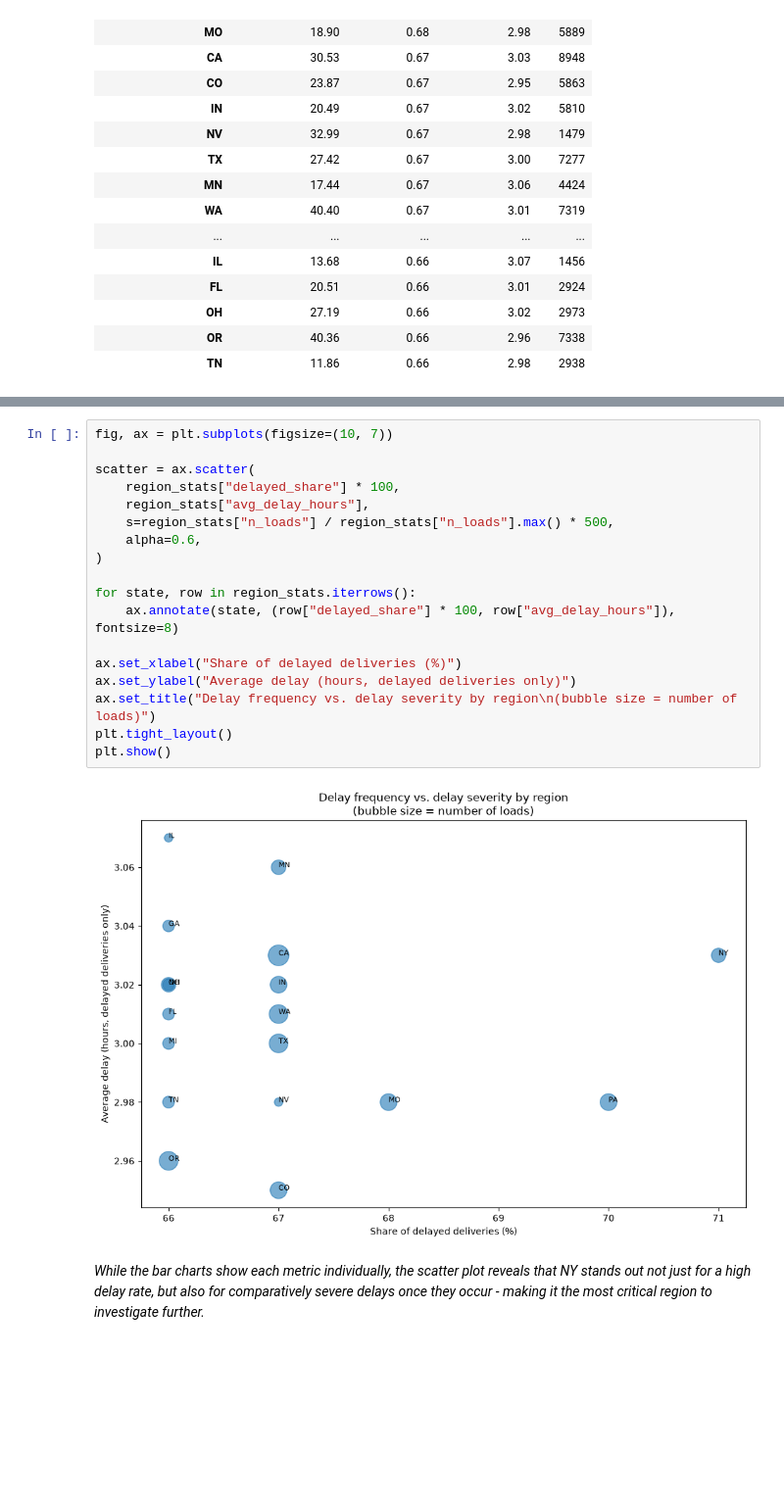
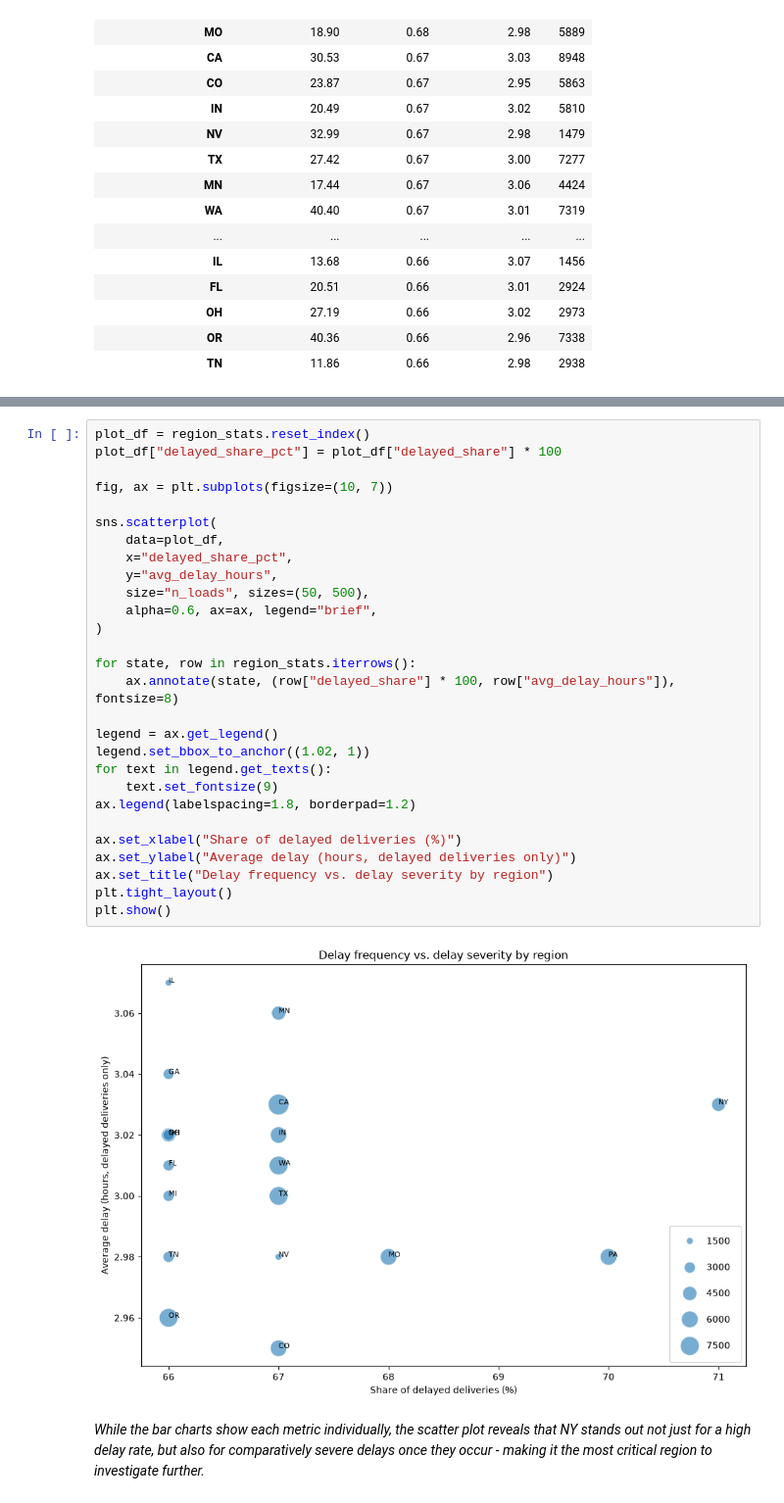
Before and after one commit to NowhereOutThere/smart-logistics-analytics, a Jupyter notebook: notebooks/01_delivery_performance.ipynb, the cells around one changed output, grey strips where cells are left out. Shown at 98% size. Cells and saved outputs as stored; diff of their text form; blank space fills up the shorter version.

```diff
--- a/notebooks/01_delivery_performance.ipynb
+++ b/notebooks/01_delivery_performance.ipynb
@@ -197,23 +211,33 @@ plt.show()
-# %%
-fig, ax = plt.subplots(figsize=(10, 7))
-
-scatter = ax.scatter(
-    region_stats["delayed_share"] * 100,
-    region_stats["avg_delay_hours"],
-    s=region_stats["n_loads"] / region_stats["n_loads"].max() * 500,
-    alpha=0.6,
-)
-
-for state, row in region_stats.iterrows():
-    ax.annotate(state, (row["delayed_share"] * 100, row["avg_delay_hours"]), fontsize=8)
-
-ax.set_xlabel("Share of delayed deliveries (%)")
-ax.set_ylabel("Average delay (hours, delayed deliveries only)")
-ax.set_title("Delay frequency vs. delay severity by region\n(bubble size = number of loads)")
-plt.tight_layout()
-plt.show()
-# %% [output]
-[figure, removed]
+# %%
+plot_df = region_stats.reset_index()
+plot_df["delayed_share_pct"] = plot_df["delayed_share"] * 100
+
+fig, ax = plt.subplots(figsize=(10, 7))
+
+sns.scatterplot(
+    data=plot_df,
+    x="delayed_share_pct",
+    y="avg_delay_hours",
+    size="n_loads", sizes=(50, 500),
+    alpha=0.6, ax=ax, legend="brief",
+)
+
+for state, row in region_stats.iterrows():
+    ax.annotate(state, (row["delayed_share"] * 100, row["avg_delay_hours"]), fontsize=8)
+
+legend = ax.get_legend()
+legend.set_bbox_to_anchor((1.02, 1))
+for text in legend.get_texts():
+    text.set_fontsize(9)
+ax.legend(labelspacing=1.8, borderpad=1.2)
+
+ax.set_xlabel("Share of delayed deliveries (%)")
+ax.set_ylabel("Average delay (hours, delayed deliveries only)")
+ax.set_title("Delay frequency vs. delay severity by region")
+plt.tight_layout()
+plt.show()
+# %% [output]
+[figure, added]
 # %% [markdown]
 *While the bar charts show each metric individually, the scatter plot reveals that NY stands out not just for a high delay rate, but also for comparatively severe delays once they occur - making it the most critical region to investigate further.*
 # %% [markdown]
```
Also changed, not shown: parts of 22 cells of this notebook.
